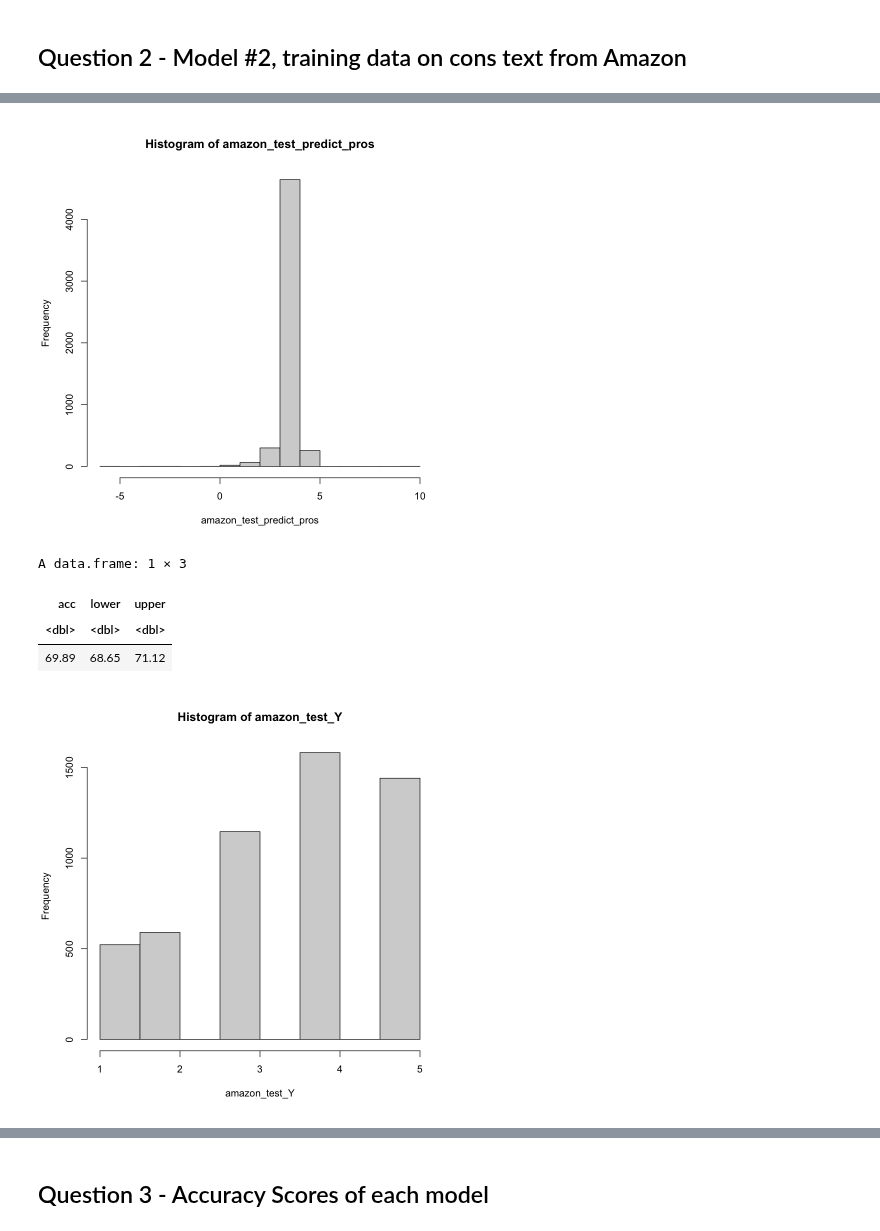
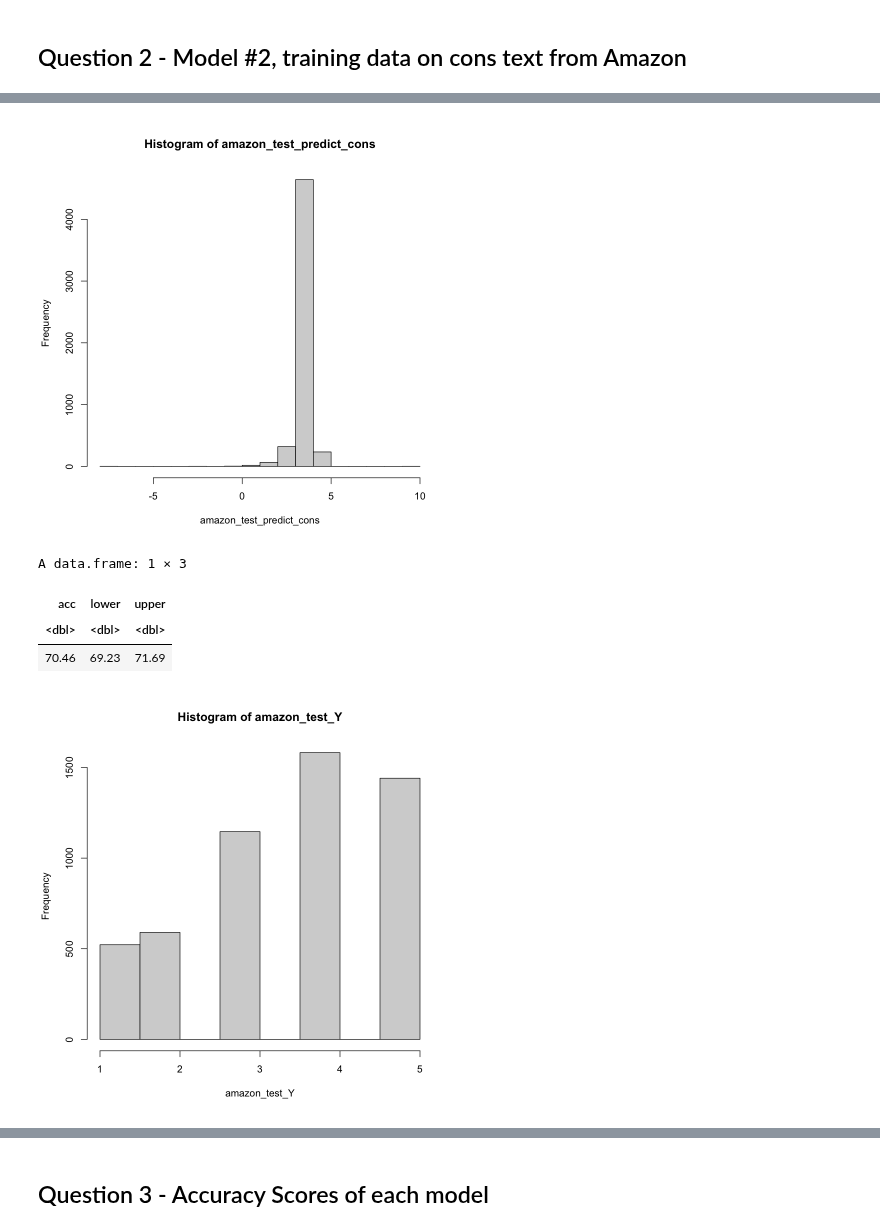
Before and after one commit to hivan04/text-mining, a Jupyter notebook: w2/m2/assignment2.ipynb, the cells around one changed output, grey strips where cells are left out. Saved outputs shown, nothing was run; the diff lists cells and outputs as text; code cells hidden in the pictures.

```diff
--- a/w2/m2/assignment2.ipynb
+++ b/w2/m2/assignment2.ipynb
@@ -232,24 +227,26 @@ plot(amazon_model_cons)
 # %%
 # Test the model on the pros text from amazon
-dfm_amazon_test_cons<-TMEF_dfm(gd_amazon_test$cons,
-                               ngrams=1:2,
-                               min.prop = 0) %>%
+dfm_amazon_test_cons <- TMEF_dfm(gd_amazon_test$cons,
+                                ngrams = 1:2,
+                                min.prop = 0) %>%
   dfm_match(colnames(dfm_amazon_train_cons)) %>%
-  convert(to="matrix")
+  convert(to = "matrix")
 
-amazon_test_2<-amazon_test_2 %>%
+# Generate predictions for test data
+amazon_test_Y <- amazon_test_2 %>%
   pull(overall)
 
-# Generate predictions for test data
-amazon_test_predict_pros<-predict(amazon_model_cons,
-                                  newx = dfm_amazon_test_cons)[,1]
+# Predictions
+amazon_test_predict_cons <- predict(amazon_model_cons,
+                                    newx = dfm_amazon_test_cons)[, 1]
+
 
 # Check distributions - continuous predictor, continuous outcome
-hist(amazon_test_predict_pros)
+hist(amazon_test_predict_cons)
 hist(amazon_test_Y)
 
 # Estimate accuracy
-pros_acc_2<-kendall_acc(amazon_test_predict_pros,amazon_test_Y)
+pros_acc_2<-kendall_acc(amazon_test_predict_cons,amazon_test_Y)
 
 pros_acc_2
 # %% [output]
@@ -256,8 +255,8 @@ pros_acc_2
-[figure, old version]
+[figure, new version]
-A data.frame: 1 × 3
+A data.frame: 1 × 3
 | acc | lower | upper |
 | <dbl> | <dbl> | <dbl> |
-| 69.89 | 68.65 | 71.12 |
+| 70.46 | 69.23 | 71.69 |
 [figure]
 # %%
 # Applying the same model to the pros text
```
Also changed, not shown: parts of 31 cells of this notebook, 1 other file.
